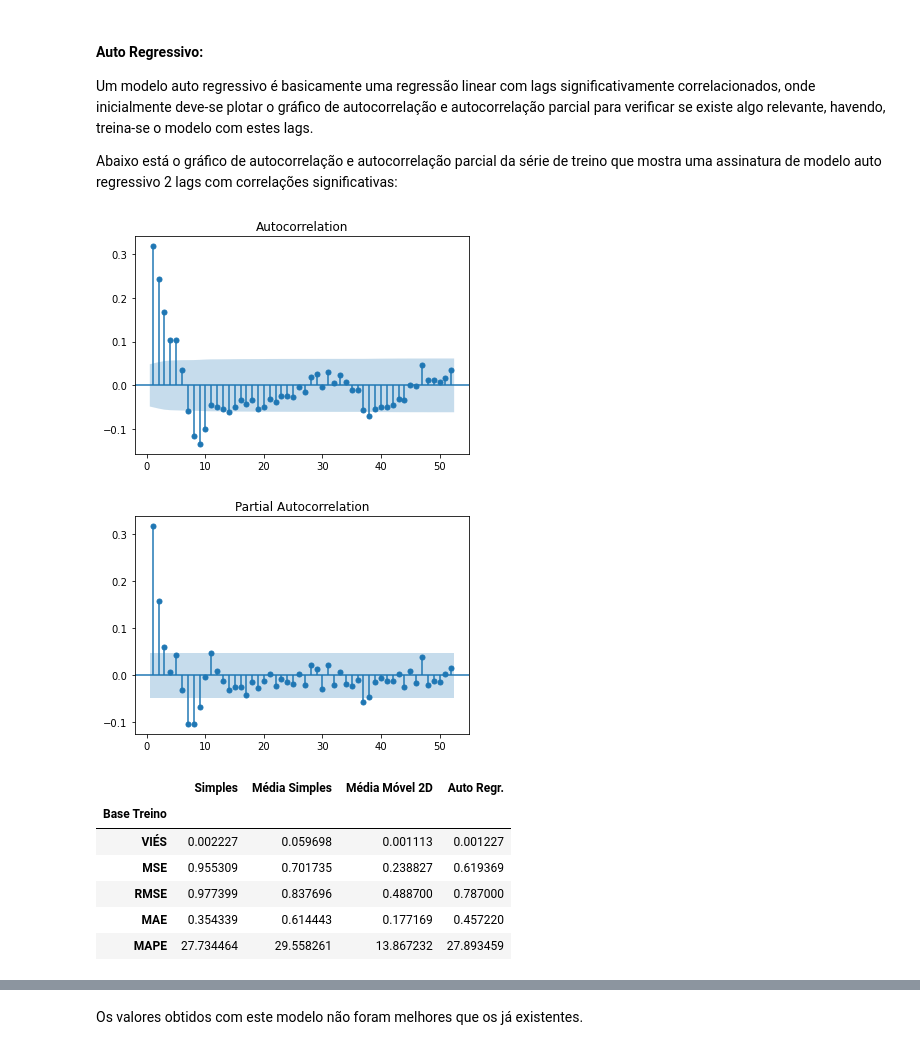
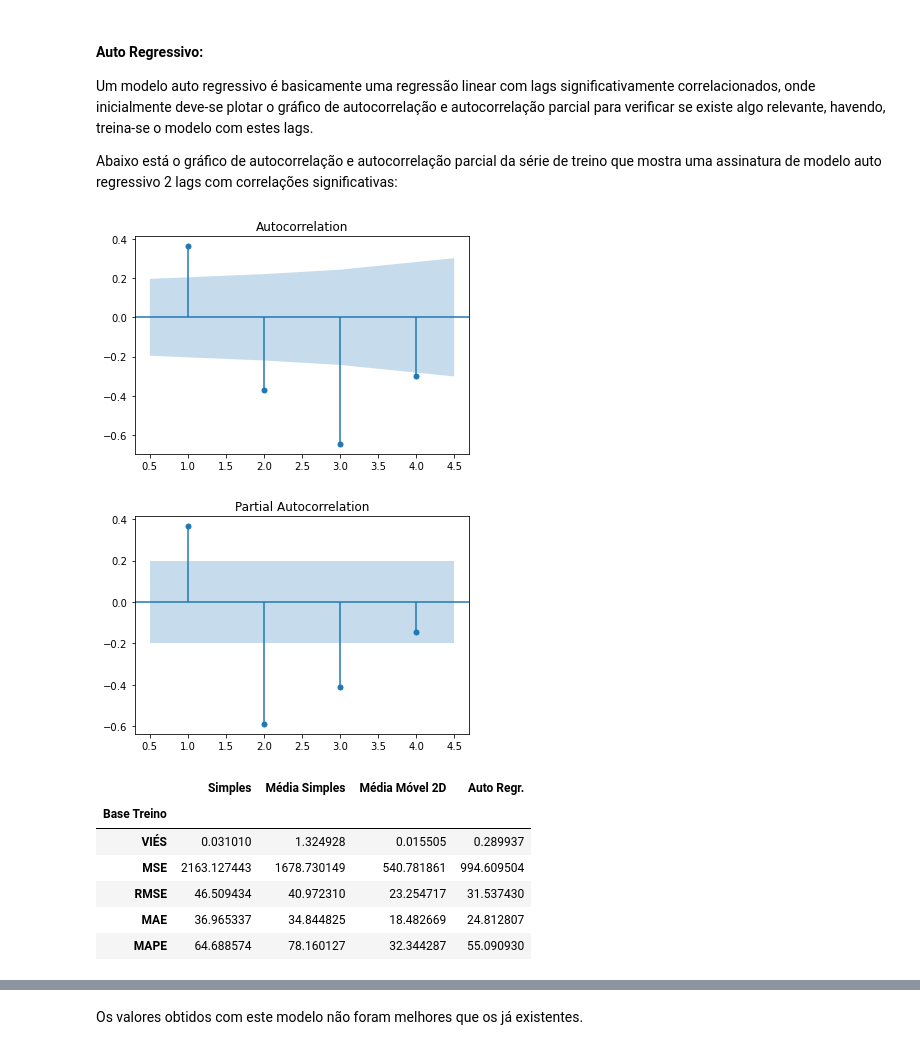
Before and after one commit to mauriciobritojr/Sistemas-Inteligentes, a Jupyter notebook: Previsões com Séries Temporais-V1.ipynb, the cells around one changed output, grey strips where cells are left out. Cells and saved outputs as stored; diff of their text form; code cells hidden in the pictures.

```diff
--- a/Previsões com Séries Temporais-V1.ipynb
+++ b/Previsões com Séries Temporais-V1.ipynb
@@ -49,8 +49,10 @@ Antes de iniciar qualquer modelagem preditiva é necessário verificar se essas
 #Importando os dados
 df = pd.read_csv('DADO4KGPROD.csv')
 df['DATA'] = pd.to_datetime(df['DATA'], format='%Y%m%d')
+# Totaliza as Quantidades por dia
+df = df.groupby('DATA')['QTDE'].sum().reset_index()
 df.sort_values('DATA')
 df.set_index('DATA', inplace=True)
 
-df.head()
+df.head(5)
 # %% [output]
@@ -123,7 +118,7 @@ Dados de Teste: 20% da amostra total;
 
 Diferente de outros métodos de previsões, como classificações e regressões sem a influência do tempo, em séries temporais não podemos dividir os dados de treino e teste com amostras aleatórias de qualquer parte dos dados, deve-se seguir o critério temporal da série, onde os dados de treino devem vir antes dos dados de teste.
 # %%
-dias = 412 # 20% do Dataset
+dias = int(df.shape[0] * 0.2) # 20% do Dataset
 treino = df.iloc[:-dias,0:7].copy()
 teste = df.iloc[-dias:,0:7].copy()
 # %%
@@ -566,11 +551,11 @@ Um modelo auto regressivo é basicamente uma regressão linear com lags signific
 
 Abaixo está o gráfico de autocorrelação e autocorrelação parcial da série de treino que mostra uma assinatura de modelo auto regressivo 2 lags com correlações significativas:
 # %%
-plot_acf(treino['QTDE'], lags=52, zero=False);
-plot_pacf(treino['QTDE'], lags=52, zero=False);
+plot_acf(treino['QTDE'], lags=4, zero=False);
+plot_pacf(treino['QTDE'], lags=4, zero=False);
 # %% [output]
-[figure, old version]
+[figure, new version]
-[figure, old version]
+[figure, new version]
 # %%
 ar_treino = treino[['QTDE']]
 ar_treino.columns = ['Real']
@@ -586,11 +571,11 @@ erro_treino
 # %% [output]
 |  | Simples | Média Simples | Média Móvel 2D | Auto Regr. |
 | Base Treino |  |  |  |  |
-| VIÉS | 0.002227 | 0.059698 | 0.001113 | 0.001227 |
-| MSE | 0.955309 | 0.701735 | 0.238827 | 0.619369 |
-| RMSE | 0.977399 | 0.837696 | 0.488700 | 0.787000 |
-| MAE | 0.354339 | 0.614443 | 0.177169 | 0.457220 |
-| MAPE | 27.734464 | 29.558261 | 13.867232 | 27.893459 |
+| VIÉS | 0.031010 | 1.324928 | 0.015505 | 0.289937 |
+| MSE | 2163.127443 | 1678.730149 | 540.781861 | 994.609504 |
+| RMSE | 46.509434 | 40.972310 | 23.254717 | 31.537430 |
+| MAE | 36.965337 | 34.844825 | 18.482669 | 24.812807 |
+| MAPE | 64.688574 | 78.160127 | 32.344287 | 55.090930 |
 # %%
 ar_teste = teste[['QTDE']]
 ar_teste.columns = ['Real']
```
Also changed, not shown: parts of 30 cells of this notebook.
